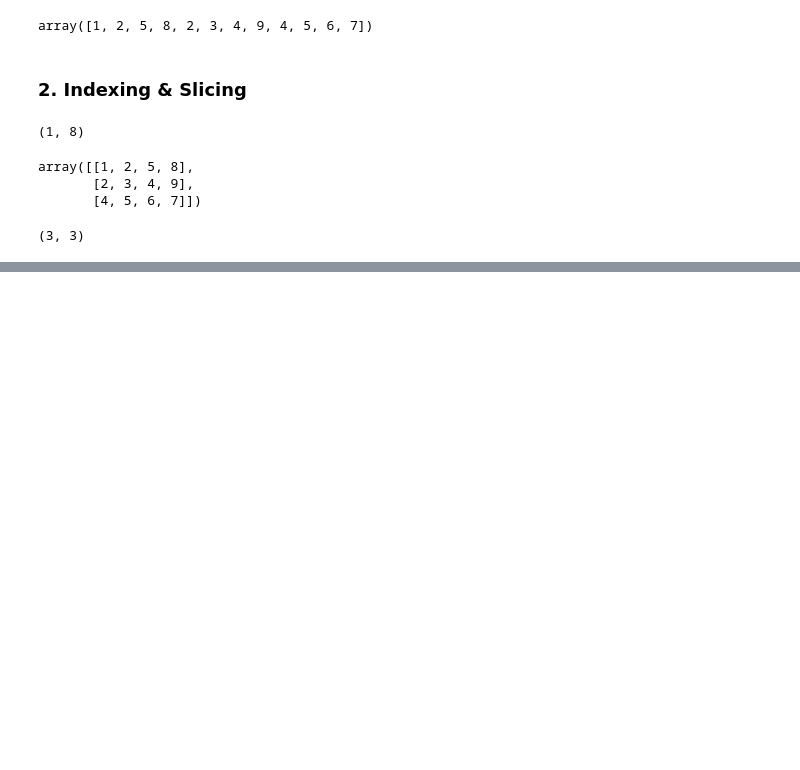
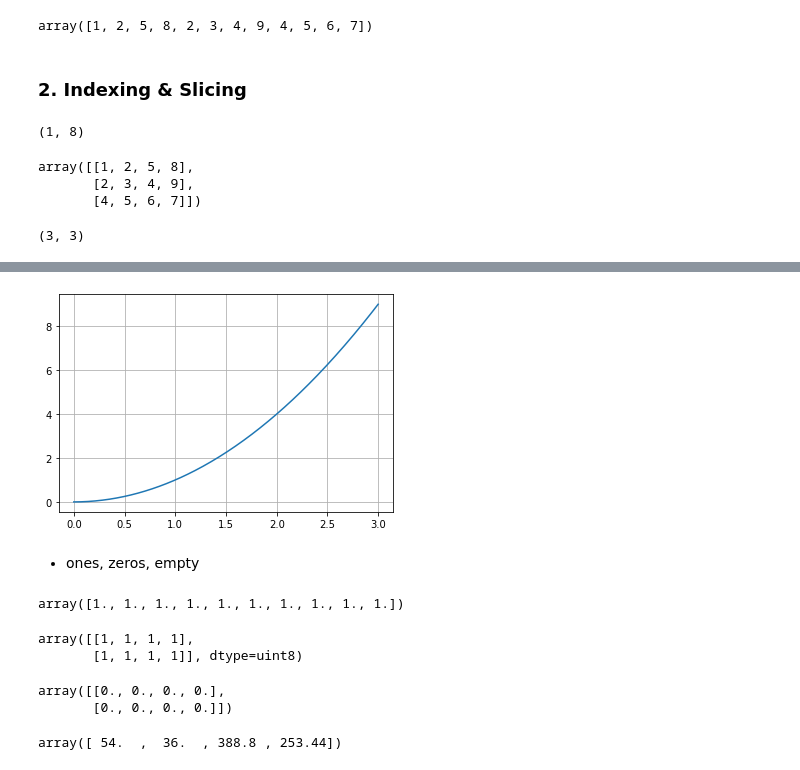
Before and after one commit to ckiekim/--2021-4, a Jupyter notebook: 01_Numpy.ipynb, the cells around one changed output, grey strips where cells are left out. Saved outputs shown, nothing was run; the diff lists cells and outputs as text; code cells hidden in the pictures; blank space fills up the shorter version.

```diff
--- a/01_Numpy.ipynb
+++ b/01_Numpy.ipynb
@@ -134,0 +206,28 @@ m[1][1], m[1,1]
+# %%
+xs = np.linspace(0, 3, 300)
+ys = xs * xs
+plt.plot(xs, ys)
+plt.grid()
+plt.show()
+# %% [output]
+[figure, added]
+# %% [markdown]
+- ones, zeros, empty
+# %%
+np.ones(10)
+# %% [output]
+array([1., 1., 1., 1., 1., 1., 1., 1., 1., 1.])
+# %%
+np.ones((2,4), dtype=np.uint8)
+# %% [output]
+array([[1, 1, 1, 1],
+       [1, 1, 1, 1]], dtype=uint8)
+# %%
+np.zeros((2,4))
+# %% [output]
+array([[0., 0., 0., 0.],
+       [0., 0., 0., 0.]])
+# %%
+np.empty(4)
+# %% [output]
+array([ 54.  ,  36.  , 388.8 , 253.44])
```
Also changed, not shown: parts of 27 cells of this notebook.
